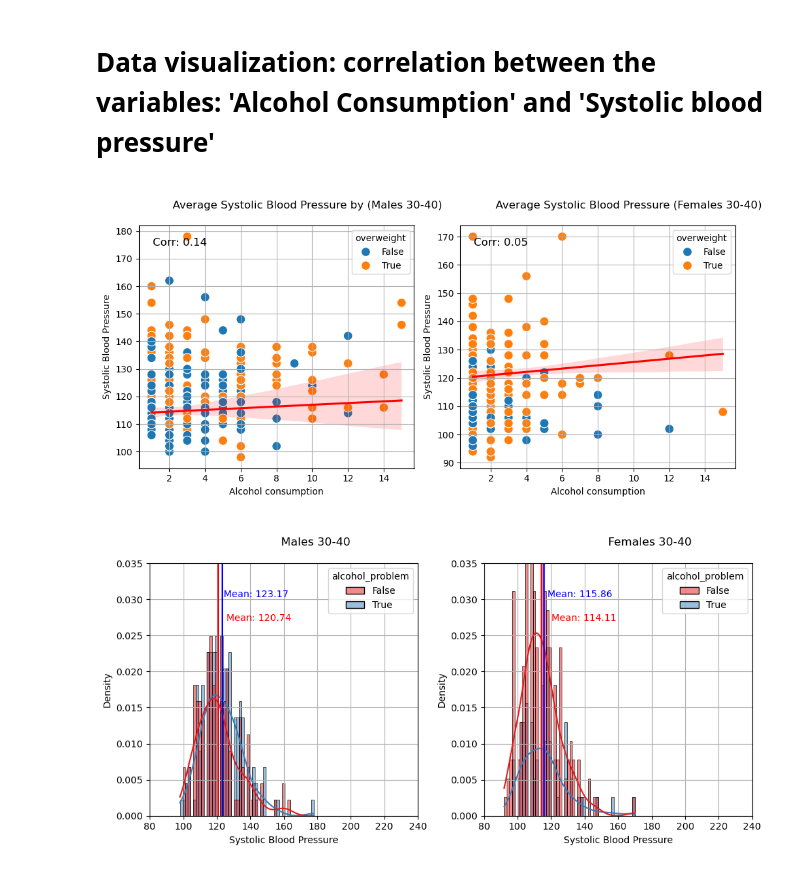
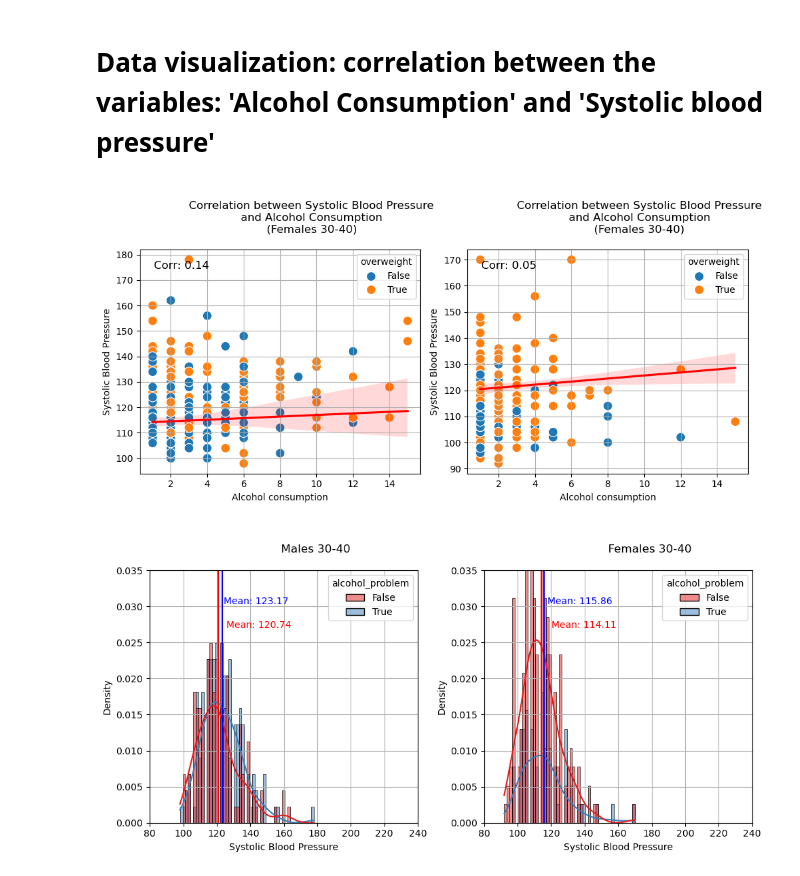
Before and after one commit to jahokas/statistics, a Jupyter notebook: nhanes_study.ipynb, the cells around one changed output. Drawn from its saved outputs; the diff is of its cells as text; code cells hidden in the pictures.

```diff
--- a/nhanes_study.ipynb
+++ b/nhanes_study.ipynb
@@ -168,7 +165,7 @@ low = da["BPXSY1"] <= 120
 normal = (da["BPXSY1"] > 120) & (da["BPXSY1"] <= 130)
 high = (da["BPXSY1"] > 130) & (da["BPXSY1"] <= 160)
 very_high = da["BPXSY1"] > 160
-elevated = very_high
+elevated = high + very_high
 # elevated = high | very_high
 da["elevated_bloodpr"] = np.where(elevated, True, False)
 # %%
@@ -198,7 +195,7 @@ da["agegrp"] = da["agegrp"].astype(str)
 da["DMDMARTL"] = da.DMDMARTL.fillna(0)
 da["marital_status"] = da.DMDMARTL.replace({0: "Missing", 1: "Married", 2: "Widowed", 3: "Divorced", 4: "Separated", 5: "Never married",
                                        6: "Living with partner", 77: "Refused", 99: "Don't Know"})
-target_group = ((da['agegrp'] == "(30, 40]") & (da['gender'] == "Male")) | ((da['agegrp'] == "(30, 40]") & (da['gender'] == "Female"))
+target_group = (da['agegrp'] == "(30, 40]")
 lonely = (da["DMDMARTL"] == 0) | (da["DMDMARTL"] == 1) | (da["DMDMARTL"] == 6) | (da["DMDMARTL"] == 77) | (da["DMDMARTL"] == 99)
 da['lonely'] = np.where(lonely, False, True)
 da['target_group'] = np.where(target_group, True, False)
@@ -239,0 +219,21 @@ df.head(10)
+# %%
+import plotly.graph_objects as go
+# the final data set
+df = da[["gender", "RIDAGEYR", "agegrp", "target_group", "marital_status", 'lonely', "SMQ020", "smoker", "BMXWAIST", "overweight", "ALQ130", "alcohol_problem", "INDFMPIR", "poor", "BPXSY1", "elevated_bloodpr"]].copy()
+df = df.rename(columns={"RIDAGEYR": "age", "SMQ020": "smoking_status", "BMXWAIST": "waist_circumference", "ALQ130": "alco_consumption", "INDFMPIR": "income_ratio", "BPXSY1": "syst_blood_pressure"})
+df['smoking_status'] = df['smoking_status'].astype('int8')
+df['alco_consumption'] = df['alco_consumption'].astype('int8')
+# df['syst_blood_pressure'] = df['syst_blood_pressure'].astype('int8')
+# df = df.drop(columns=['target_group'])
+
+# Create a table with modified alignment and column lengths
+fig = go.Figure(data=[go.Table(
+    header=dict(values=list(df.columns),
+                fill_color='lightblue',
+                align=['left', 'center', 'center', 'center', 'center', 'center', 'center', 'center', 'center', 'center', 'center', 'center', 'center', 'center', 'center']),
+    cells=dict(values=[df[col] for col in df.columns],
+               fill_color='lavender',
+               align=['left', 'center', 'center', 'center', 'center', 'center', 'center', 'center', 'center', 'center', 'center', 'center', 'center', 'center', 'center']))
+])
+
+fig.show()
@@ -1126,36 +1132,40 @@ corr_female = df.query('gender == "Female" & target_group == True')[['alco_consu
 # Calculate correlation for males
 corr_male = df.query('gender == "Male" & target_group == True')[['alco_consumption', 'syst_blood_pressure']].corr().iloc[0, 1]
 
 # Scatter plot for females with regression line
 sns.scatterplot(data=df.query('gender == "Male" & target_group == True'),
                 x='alco_consumption', y='syst_blood_pressure', s=100, color='blue', hue='overweight', marker='o', ax=axes[0])
 sns.regplot(data=df.query('gender == "Female" & target_group == True'),
             x='alco_consumption', y='syst_blood_pressure', scatter=False, ax=axes[0], color='red')
 axes[0].set_title('''
-                  Average Systolic Blood Pressure by (Males 30-40)
+                  Correlation between Systolic Blood Pressure
+                  and Alcohol Consumption
+                  (Females 30-40)
                   ''')
 axes[0].set_xlabel('Alcohol consumption')
 axes[0].set_ylabel('Systolic Blood Pressure')
 axes[0].grid(True)
 axes[0].annotate(f'Corr: {corr_male:.2f}', xy=(0.05, 0.95), xycoords='axes fraction', ha='left', va='top', fontsize=12, color='black')
 
 # Scatter plot for males with regression line
 sns.scatterplot(data=df.query('gender == "Female" & target_group == True'),
                 x='alco_consumption', y='syst_blood_pressure', s=100, hue='overweight', marker='o', ax=axes[1])
 sns.regplot(data=df.query('gender == "Male" & target_group == True'),
             x='alco_consumption', y='syst_blood_pressure', scatter=False, ax=axes[1], color='red')
 axes[1].set_title('''
-                  Average Systolic Blood Pressure (Females 30-40)
+                  Correlation between Systolic Blood Pressure
+                  and Alcohol Consumption
+                  (Females 30-40)
                   ''')
 axes[1].set_xlabel('Alcohol consumption')
 axes[1].set_ylabel('Systolic Blood Pressure')
 axes[1].grid(True)
 axes[1].annotate(f'Corr: {corr_female:.2f}', xy=(0.05, 0.95), xycoords='axes fraction', ha='left', va='top', fontsize=12, color='black')
 
 plt.tight_layout()
 plt.show()
 # %% [output]
-[figure, old version]
+[figure, new version]
 # %%
 fig, axes = plt.subplots(1, 2, figsize=(10, 5))
 
```
Also changed, not shown: parts of 24 cells of this notebook.
